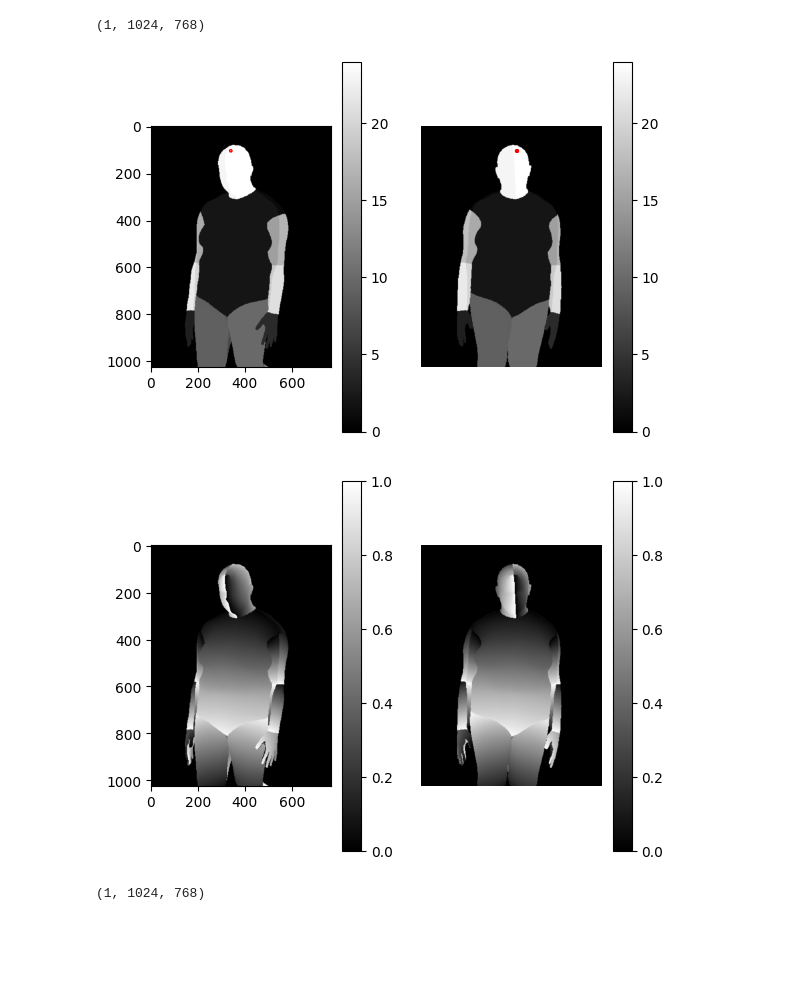
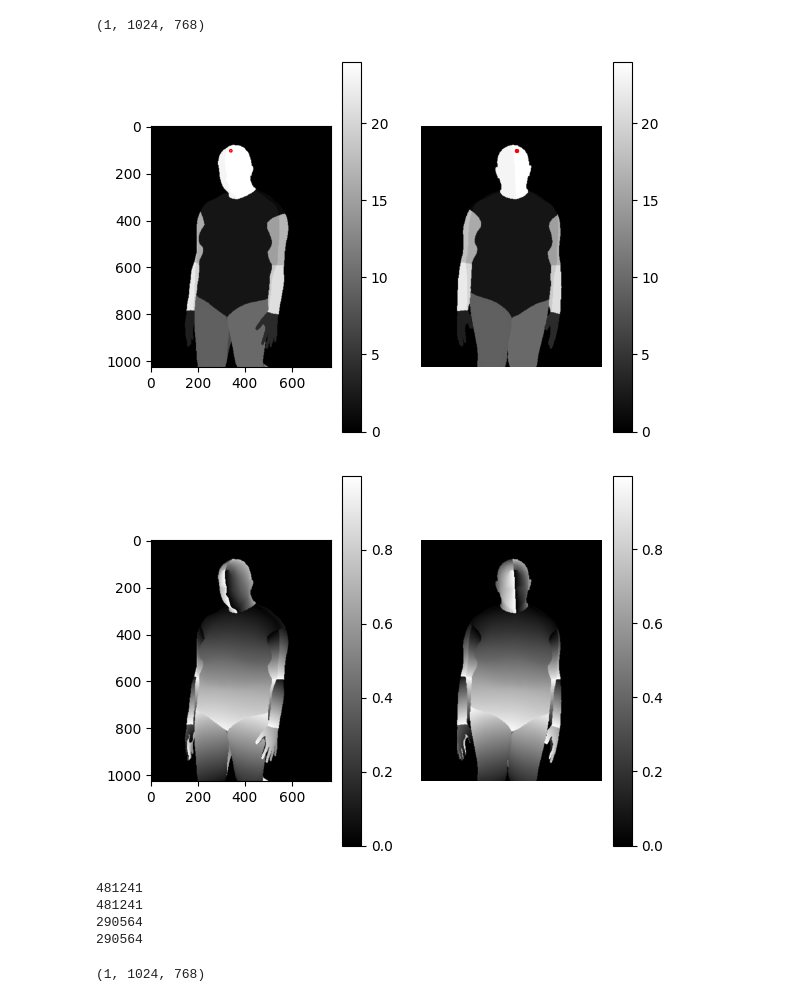
Before and after one commit to Sihui-Ji-10-9/DisCo10.9, a Jupyter notebook: tsv_example/cor.ipynb, the cells around one changed output. Cells and saved outputs as stored; diff of their text form; code cells hidden in the pictures; blank space fills up the shorter version.

```diff
--- a/tsv_example/cor.ipynb
+++ b/tsv_example/cor.ipynb
@@ -18,12 +18,12 @@ dp_i_path0 = '/home/nfs/jsh/HOME/VITON-hd-resized/try2.0/densepose_i_fat/00069_0
 dp_i_path1 = '/home/nfs/jsh/HOME/VITON-hd-resized/try2.0/densepose_i_fat/00069_00 copy 9.jpg.npy'
 
 
-data1_uv = np.load(dp_path1).round(decimals=2)
+data1_uv = np.load(dp_path1)
 data1_i = np.load(dp_i_path1)
 
 data1 = np.concatenate([data1_uv,data1_i],axis=0)
 
-data0_uv = np.load(dp_path0).round(decimals=2)
+data0_uv = np.load(dp_path0)
 data0_i = np.load(dp_i_path0)
 
 data0 = np.concatenate([data0_uv,data0_i],axis=0)
@@ -51,34 +51,43 @@ plt.colorbar()
 
 # 定义要显示的点的坐标
 points = [[104, 405], [104, 406], [104, 407],[104, 408]]
 
 # 循环创建并显示圆圈
 for point in points:
     circle = plt.Circle((point[1], point[0]), radius=5, color='red', fill=False)
     plt.gca().add_patch(circle)
 
 # 不显示坐标轴
 plt.axis('off')
 plt.show()
 
 plt.subplot(1,2,1)
 # 绘制图像
 plt.imshow(data0_uv[0], cmap='gray')
 # 添加颜色条
 plt.colorbar()
 
 plt.subplot(1,2,2)
 # 绘制图像
 plt.imshow(data1_uv[0], cmap='gray')
 # 添加颜色条
 plt.colorbar()
 # 不显示坐标轴
 plt.axis('off')
 plt.show()
+
+print(np.sum(data1_i==0))
+print(np.sum(data1_uv[0]==0))
+print(np.sum(data0_i!=0))
+print(np.sum(data0_uv[0]!=0))
 # %% [output]
 (1, 1024, 768)
 [figure]
-[figure, old version]
+[figure, new version]
+481241
+481241
+290564
+290564
 # %%
 from torchvision import transforms
 import os
```
Also changed, not shown: parts of 7 cells of this notebook, 7 other files.
